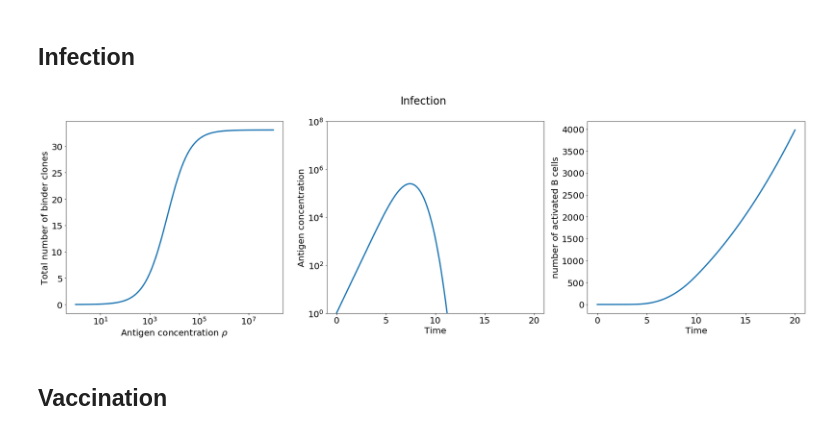
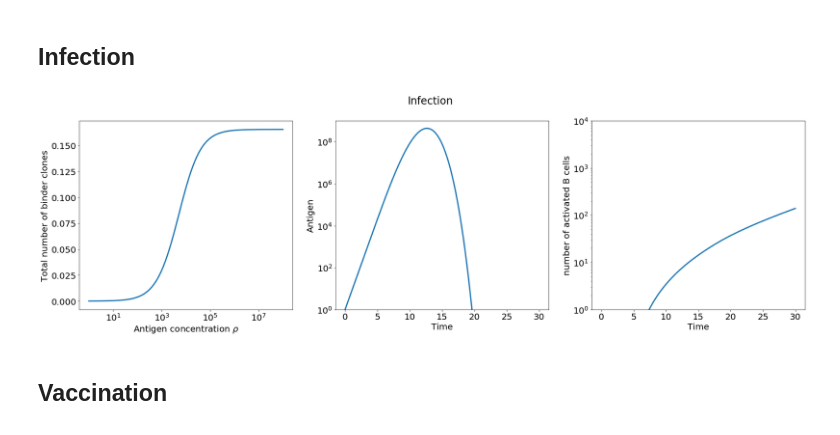
Before and after one commit to betoto008/Affinity_maturation, a Jupyter notebook: Jupyter_Notebooks/preliminaries.ipynb, the cells around one changed output. Cells and saved outputs as stored; diff of their text form; code cells hidden in the pictures.

```diff
--- a/Jupyter_Notebooks/preliminaries.ipynb
+++ b/Jupyter_Notebooks/preliminaries.ipynb
@@ -77,13 +111,13 @@ ax.tick_params(labelsize = 20)
 # %% [markdown]
 ## Infection
 # %%
-U = 1e-6
+U = 5e-9
 R = 9
 l = 2
-T = 20
+T = 30
 beta = 2
 gamma = 0.1
-eta = .01
+eta = .25
 intervals = 5000
 Time = np.linspace(0,T, intervals)
 delta_t = T/intervals
@@ -101,34 +135,34 @@ for i, rho in enumerate(rho_array):
 # %%
 fig, ax = plt.subplots(1,3, figsize=(30,8))
 fig.suptitle('Infection', fontsize = 24)
 #___________________________________________________________________
 ax[0].plot(rho_array, n_r_array, linewidth = 3)
 #ax[0].plot(rho_array, beta*np.ones_like(rho_array))
 ax[0].set_xscale('log')
 #ax[0].set_yscale('log')
 ax[0].set_xlabel(r'Antigen concentration $\rho$', fontsize = 20)
 ax[0].set_ylabel(r'Total number of binder clones', fontsize = 20)
 ax[0].tick_params(labelsize = 20)
 #ax[0].legend(fontsize = 20, loc=0)
 #___________________________________________________________________
 ax[1].plot(Time, Rho, linewidth = 3)
 ax[1].set_xlabel(r'Time', fontsize = 20)
-ax[1].set_ylabel(r'Antigen concentration', fontsize = 20)
+ax[1].set_ylabel(r'Antigen', fontsize = 20)
 ax[1].tick_params(labelsize = 20)
-ax[1].set_ylim(1, 1e8)
+ax[1].set_ylim(1, 1e9)
 #ax[1].set_xlim(0, .5)
 ax[1].set_yscale('log')
 #___________________________________________________________________
 ax[2].plot(Time, np.cumsum(N_r*delta_t), linewidth = 3)
 ax[2].set_xlabel(r'Time', fontsize = 20)
 ax[2].set_ylabel(r'number of activated B cells', fontsize = 20)
 ax[2].tick_params(labelsize = 20)
-#ax[2].set_ylim(1, 1e8)
+ax[2].set_ylim(1, 1e4)
 #ax[2].set_xlim(0, .5)
-#ax[2].set_yscale('log')
-fig.savefig('../Figures/infection.png')
+ax[2].set_yscale('log')
+#fig.savefig('../Figures/infection.png')
 # %% [output]
-[figure, old version]
+[figure, new version]
 # %% [markdown]
 ## Vaccination
 # %%
```
Also changed, not shown: parts of 1 cell of this notebook, 4 other files.
